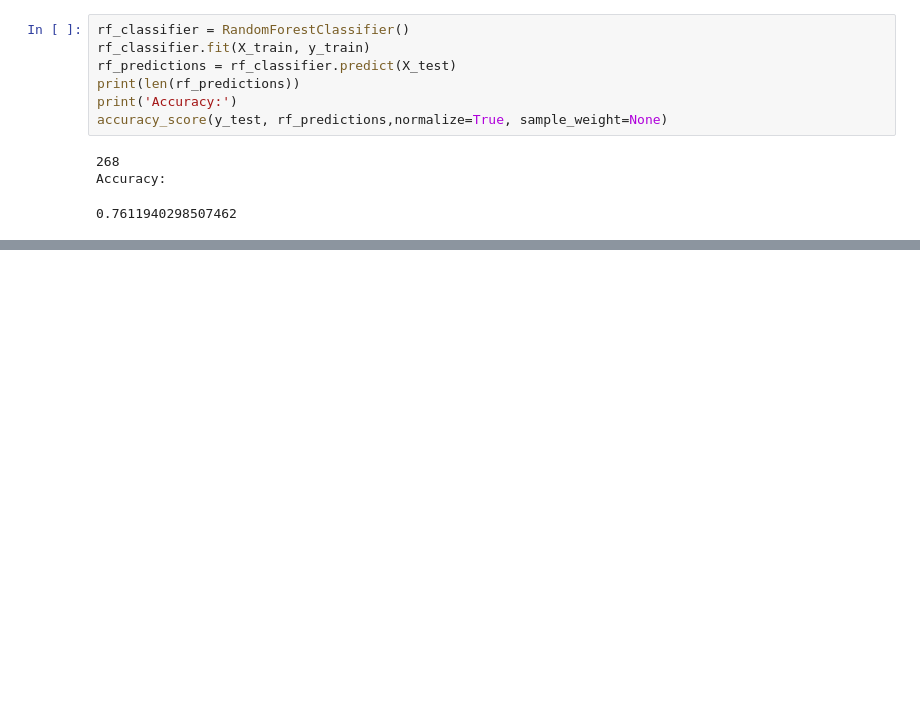
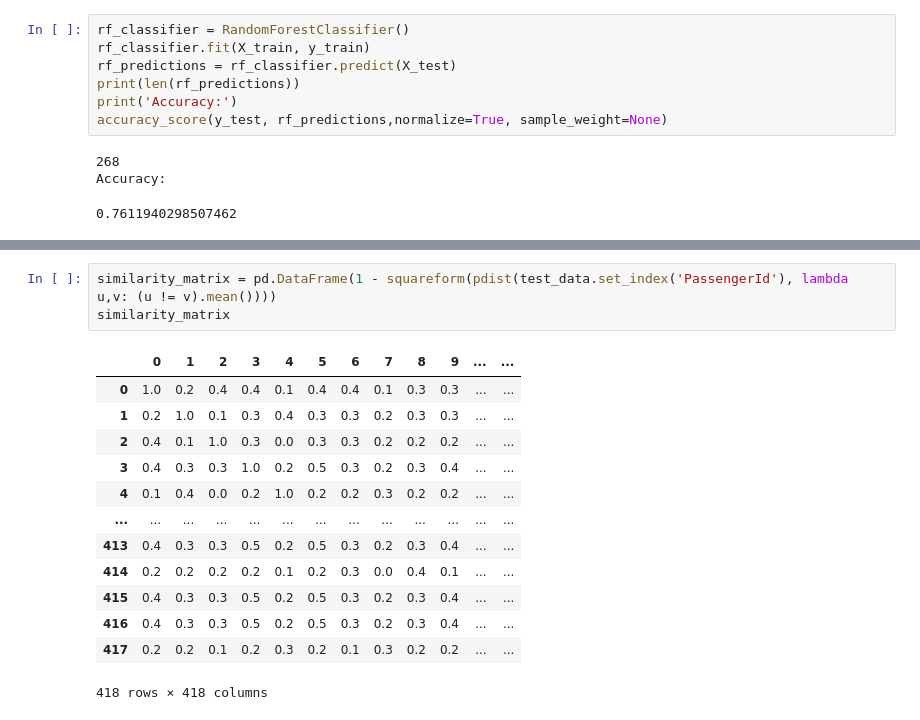
Before and after one commit to JamWithBread/DMT-Group-156, a Jupyter notebook: DMT-Group-156-Wieger/Titanic_DMT_156/Models/Titanic_Models.ipynb, the cells around one changed output, grey strips where cells are left out. Drawn from its saved outputs; the diff is of its cells as text; blank space fills up the shorter version.

```diff
--- a/DMT-Group-156-Wieger/Titanic_DMT_156/Models/Titanic_Models.ipynb
+++ b/DMT-Group-156-Wieger/Titanic_DMT_156/Models/Titanic_Models.ipynb
@@ -281,0 +315,17 @@ print(np.mean(results))
+# %%
+similarity_matrix = pd.DataFrame(1 - squareform(pdist(test_data.set_index('PassengerId'), lambda u,v: (u != v).mean())))
+similarity_matrix
+# %% [output]
+|  | 0 | 1 | 2 | 3 | 4 | 5 | 6 | 7 | 8 | 9 | ... | ... |
+| 0 | 1.0 | 0.2 | 0.4 | 0.4 | 0.1 | 0.4 | 0.4 | 0.1 | 0.3 | 0.3 | ... | ... |
+| 1 | 0.2 | 1.0 | 0.1 | 0.3 | 0.4 | 0.3 | 0.3 | 0.2 | 0.3 | 0.3 | ... | ... |
+| 2 | 0.4 | 0.1 | 1.0 | 0.3 | 0.0 | 0.3 | 0.3 | 0.2 | 0.2 | 0.2 | ... | ... |
+| 3 | 0.4 | 0.3 | 0.3 | 1.0 | 0.2 | 0.5 | 0.3 | 0.2 | 0.3 | 0.4 | ... | ... |
+| 4 | 0.1 | 0.4 | 0.0 | 0.2 | 1.0 | 0.2 | 0.2 | 0.3 | 0.2 | 0.2 | ... | ... |
+| ... | ... | ... | ... | ... | ... | ... | ... | ... | ... | ... | ... | ... |
+| 413 | 0.4 | 0.3 | 0.3 | 0.5 | 0.2 | 0.5 | 0.3 | 0.2 | 0.3 | 0.4 | ... | ... |
+| 414 | 0.2 | 0.2 | 0.2 | 0.2 | 0.1 | 0.2 | 0.3 | 0.0 | 0.4 | 0.1 | ... | ... |
+| 415 | 0.4 | 0.3 | 0.3 | 0.5 | 0.2 | 0.5 | 0.3 | 0.2 | 0.3 | 0.4 | ... | ... |
+| 416 | 0.4 | 0.3 | 0.3 | 0.5 | 0.2 | 0.5 | 0.3 | 0.2 | 0.3 | 0.4 | ... | ... |
+| 417 | 0.2 | 0.2 | 0.1 | 0.2 | 0.3 | 0.2 | 0.1 | 0.3 | 0.2 | 0.2 | ... | ... |
+418 rows × 418 columns
```
Also changed, not shown: parts of 14 cells of this notebook, 1 other file.
